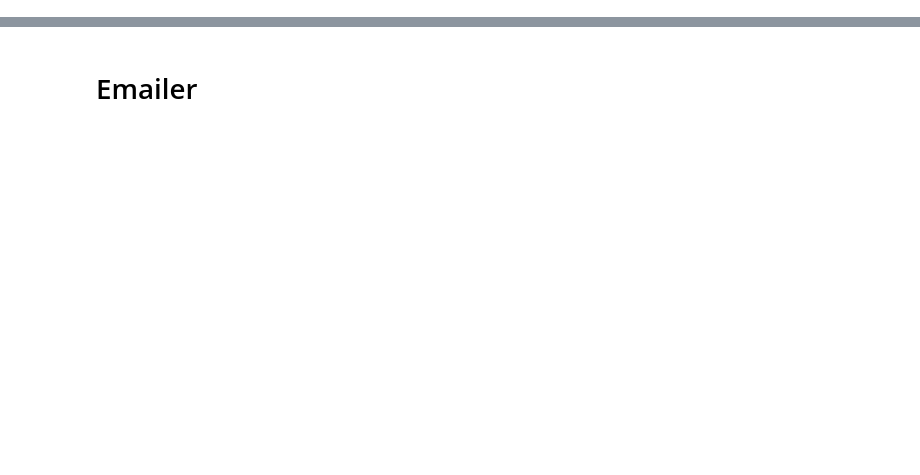
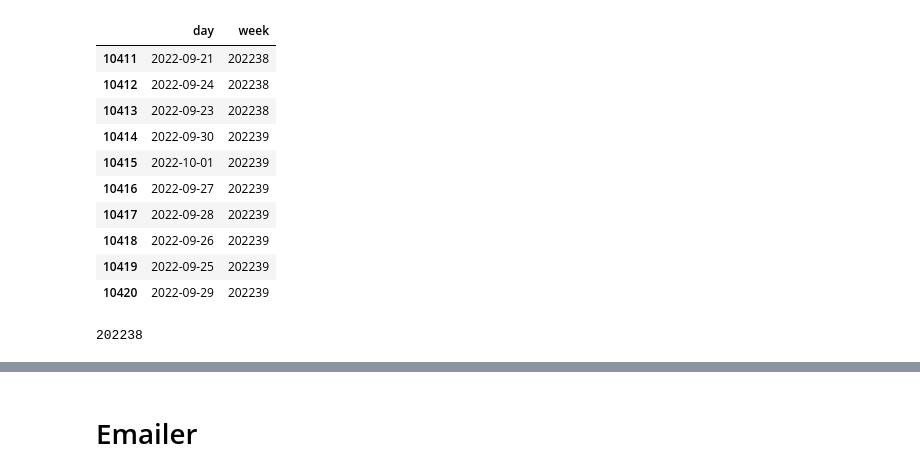
Before and after one commit to ccmg-serge-kamilchu/radio_report, a Jupyter notebook: christian_airplay_luminate_api.ipynb, the cells around one changed output, grey strips where cells are left out. Cells and saved outputs as stored; diff of their text form; code cells hidden in the pictures; blank space fills up the shorter version.

```diff
--- a/christian_airplay_luminate_api.ipynb
+++ b/christian_airplay_luminate_api.ipynb
@@ -47,3 +47,21 @@ current_global_week = weeks_dict[current_date]
+# %%
+weeks.tail(10)
+# %% [output]
+|  | day | week |
+| 10411 | 2022-09-21 | 202238 |
+| 10412 | 2022-09-24 | 202238 |
+| 10413 | 2022-09-23 | 202238 |
+| 10414 | 2022-09-30 | 202239 |
+| 10415 | 2022-10-01 | 202239 |
+| 10416 | 2022-09-27 | 202239 |
+| 10417 | 2022-09-28 | 202239 |
+| 10418 | 2022-09-26 | 202239 |
+| 10419 | 2022-09-25 | 202239 |
+| 10420 | 2022-09-29 | 202239 |
+# %%
+current_global_week
+# %% [output]
+202238
 # %%
 # AUTHORIZE
 
```
Also changed, not shown: parts of 14 cells of this notebook, 1 other file.
